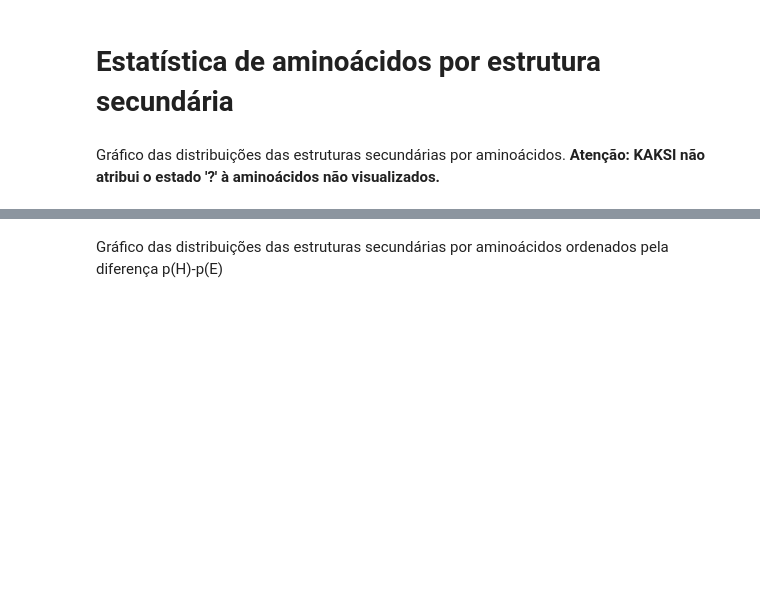
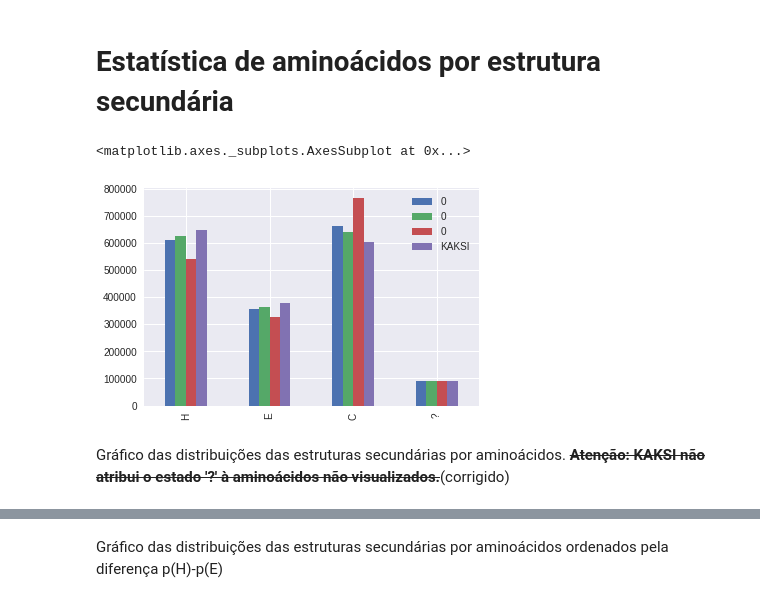
Before and after one commit to jgcarvalho/PhD-thesis, a Jupyter notebook: notebooks/estatistica_aa_ss.ipynb, the cells around one changed output, grey strips where cells are left out. Cells and saved outputs as stored; diff of their text form; code cells hidden in the pictures; blank space fills up the shorter version.

Commit message:
analise metodos atribuição ss

```diff
--- a/notebooks/estatistica_aa_ss.ipynb
+++ b/notebooks/estatistica_aa_ss.ipynb
@@ -75,6 +75,12 @@ for fn in glob(DATA_PATH+"/seq/*"):
     #pross
     add_counts(pross_dict, get_seq(f), get_pross(f))
     add_counts(all_dict, get_seq(f), get_pross(f))
+
+
+#KAKSI CORRECTION
+for k in kaksi_dict.keys():
+    kaksi_dict[k]['?'] = pross_dict[k]['?']
+    kaksi_dict[k]['C'] -= kaksi_dict[k]['?']
 # %%
 dt_dssp = pd.DataFrame.from_dict(dssp_dict, orient='index')
 dt_dssp_norm = dt_dssp.div(dt_dssp.sum(axis=1), axis=0)
@@ -90,8 +96,15 @@ dt_pross_norm = dt_pross.div(dt_pross.sum(axis=1), axis=0)
 
 dt_all = pd.DataFrame.from_dict(all_dict, orient='index')
 dt_all_norm = dt_all.div(dt_all.sum(axis=1), axis=0)
+# %%
+# freq_dssp.sum(axis=0).plot(kind='bar')
+freq = pd.concat([pd.DataFrame(dt_dssp.sum(axis=0)), pd.DataFrame(dt_stride.sum(axis=0),,columns=['KAKSI']), pd.DataFrame(dt_pross.sum(axis=0),columns=['PROSS']),pd.DataFrame(dt_kaksi.sum(axis=0),columns=['KAKSI'])], axis=1)
+freq.plot(kind='bar')
+# %% [output]
+<matplotlib.axes._subplots.AxesSubplot at 0x...>
+[figure, added]
 # %% [markdown]
-Gráfico das distribuições das estruturas secundárias por aminoácidos. **Atenção: KAKSI não atribui o estado '?' à aminoácidos não visualizados.**
+Gráfico das distribuições das estruturas secundárias por aminoácidos. ~~**Atenção: KAKSI não atribui o estado '?' à aminoácidos não visualizados.**~~(corrigido)
 # %%
 dt_dssp_norm.plot.bar()
 dt_stride_norm.plot.bar()
```
Also changed, not shown: parts of 3 cells of this notebook, 3 other files.
